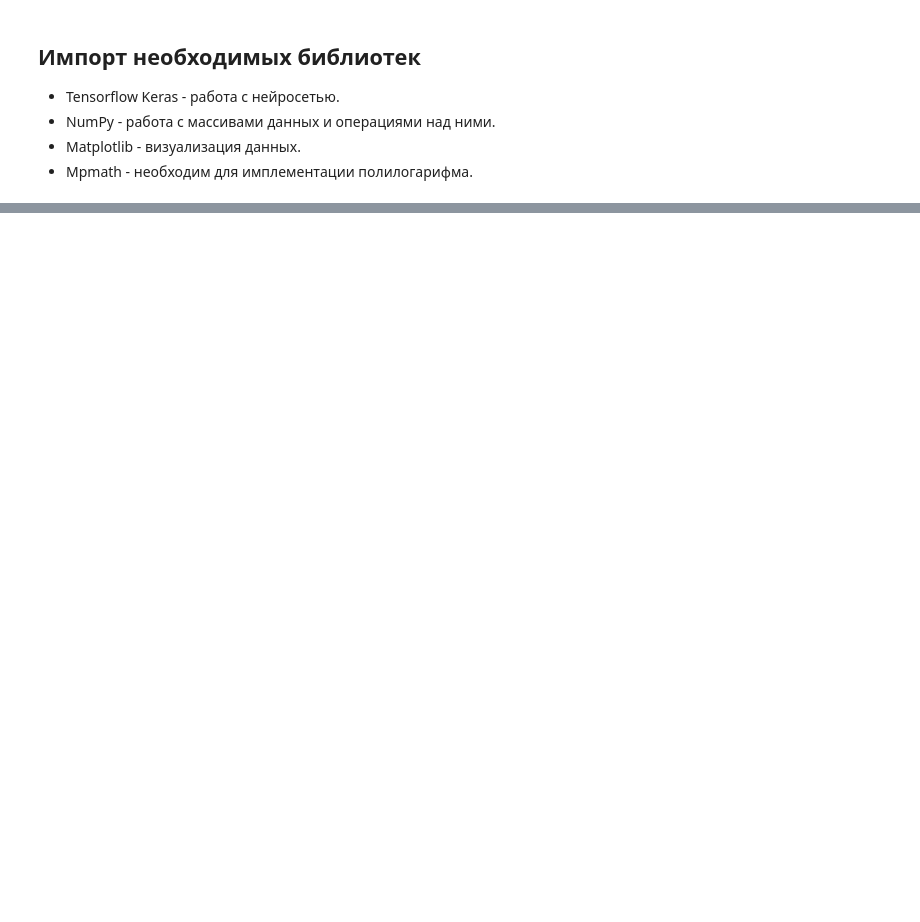
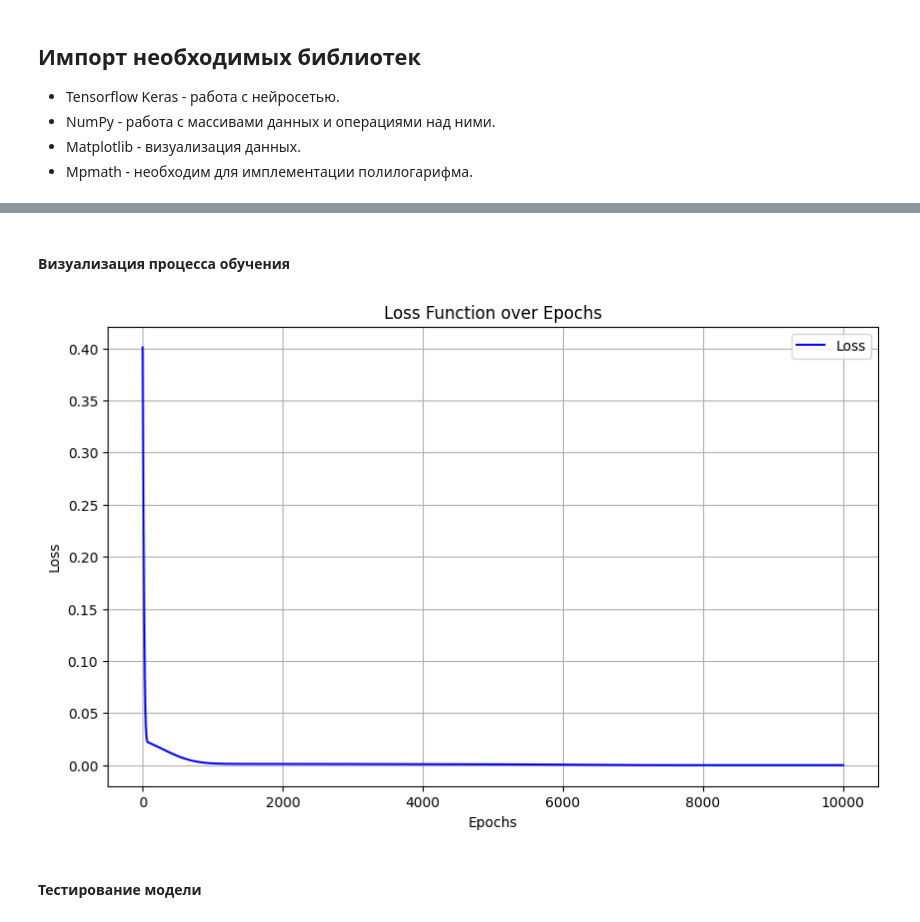
Before and after one commit to GrindelfP/nni-tutorial, a Jupyter notebook: nni-tutorial.ipynb, the cells around one changed output, grey strips where cells are left out. Cells and saved outputs as stored; diff of their text form; code cells hidden in the pictures; blank space fills up the shorter version.

```diff
--- a/nni-tutorial.ipynb
+++ b/nni-tutorial.ipynb
@@ -264,0 +141,15 @@ The true ntegral of cos(x) is: 0.841471
+# %%
+def generate_data(func, size=100):
+    """
+        Функция-генератор датасета.
+
+        @param func функция одной переменной
+        @param size размер датасета (по умолчанию 100)
+
+        @returns тензор переменных х и тензор функций y
+    """
+    x = torch.linspace(0, 1, size).unsqueeze(1) # вектор-столбец случайных (равномерное распределение)
+                                                # переменных в отрезке [0, 1]
+    y = func(x) # вектор значений функции
+
+    return x, y
@@ -264,0 +308,4 @@ The true ntegral of cos(x) is: 0.841471
+# %%
+hidden_size = 20 # число нейронов скрытого слоя
+learning_rate = 0.001 # скорость обучения
+num_epochs = 10000 # число эпох
@@ -264,0 +314,3 @@ The true ntegral of cos(x) is: 0.841471
+# %%
+model = MLP(hidden_size) # создание модели
+model # вывод упрощенного описания модели
@@ -264,0 +361,7 @@ The true ntegral of cos(x) is: 0.841471
+# %%
+criterion = nn.MSELoss() # функция потерь - среднеквадратичная ошибка
+optimizer = optim.Adam(model.parameters(), lr=learning_rate) # алгоритм оптимизации Adam
+
+history = train_model(model, criterion, optimizer, x_train, y_train, num_epochs) # запуск обучения
+                                                                                 # процесс обучения записывается
+                                                                                 # в переменной history
@@ -264,0 +386,15 @@ The true ntegral of cos(x) is: 0.841471
+# %% [markdown]
+#### Визуализация процесса обучения
+# %%
+plt.figure(figsize=(10, 6))
+plt.plot(history, label='Loss', color='b')
+plt.xlabel('Epochs')
+plt.ylabel('Loss')
+plt.title('Loss Function over Epochs')
+plt.legend()
+plt.grid(True)
+plt.show()
+# %% [output]
+[figure, added]
+# %% [markdown]
+#### Тестирование модели
```
Also changed, not shown: parts of 59 cells of this notebook.
